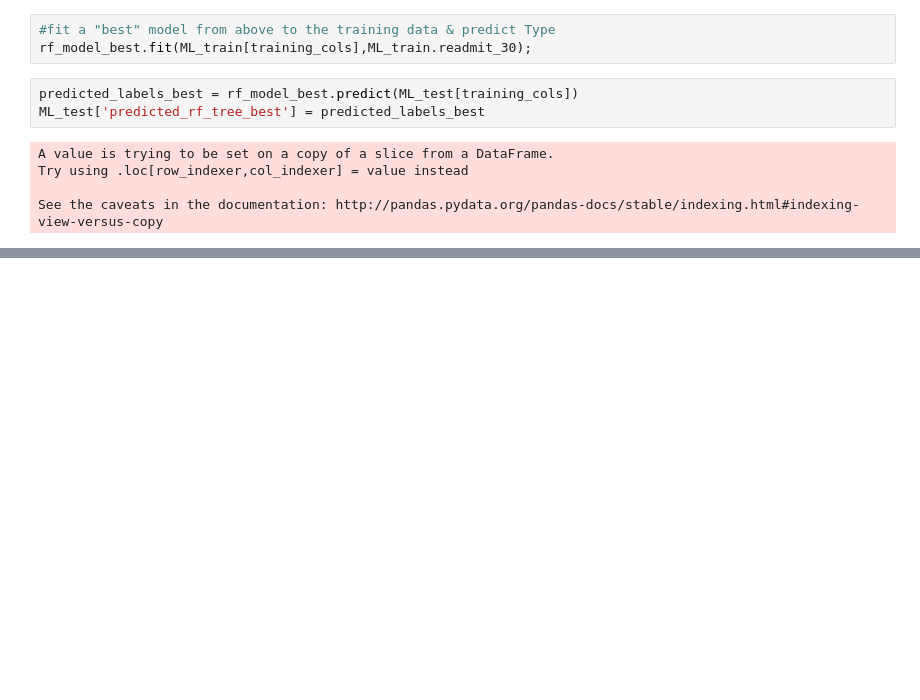
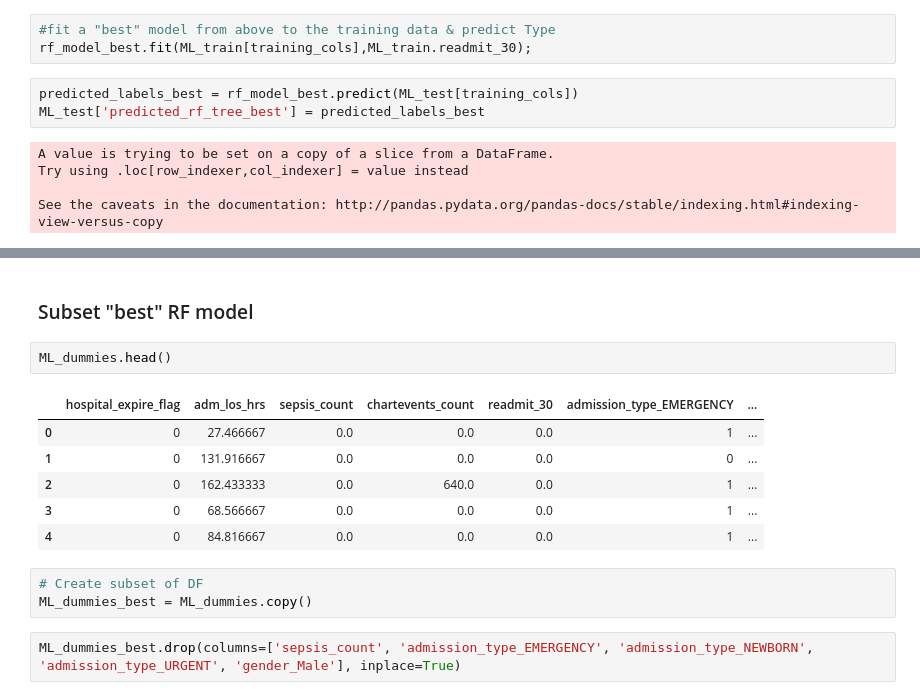
Before and after one commit to Bcromas/618_Final_Project, a Jupyter notebook: 618_Draft_FInal_Proj-Q3.ipynb, the cells around one changed output, grey strips where cells are left out. Drawn from its saved outputs; the diff is of its cells as text; blank space fills up the shorter version.

```diff
--- a/618_Draft_FInal_Proj-Q3.ipynb
+++ b/618_Draft_FInal_Proj-Q3.ipynb
@@ -514,0 +531,16 @@ Precision: 0.11
+# %% [markdown]
+### Subset "best" RF model
+# %%
+ML_dummies.head()
+# %% [output]
+|  | hospital_expire_flag | adm_los_hrs | sepsis_count | chartevents_count | readmit_30 | admission_type_EMERGENCY | ... |
+| 0 | 0 | 27.466667 | 0.0 | 0.0 | 0.0 | 1 | ... |
+| 1 | 0 | 131.916667 | 0.0 | 0.0 | 0.0 | 0 | ... |
+| 2 | 0 | 162.433333 | 0.0 | 640.0 | 0.0 | 1 | ... |
+| 3 | 0 | 68.566667 | 0.0 | 0.0 | 0.0 | 1 | ... |
+| 4 | 0 | 84.816667 | 0.0 | 0.0 | 0.0 | 1 | ... |
+# %%
+# Create subset of DF
+ML_dummies_best = ML_dummies.copy()
+# %%
+ML_dummies_best.drop(columns=['sepsis_count', 'admission_type_EMERGENCY', 'admission_type_NEWBORN', 'admission_type_URGENT', 'gender_Male'], inplace=True)
```
Also changed, not shown: parts of 17 cells of this notebook.
